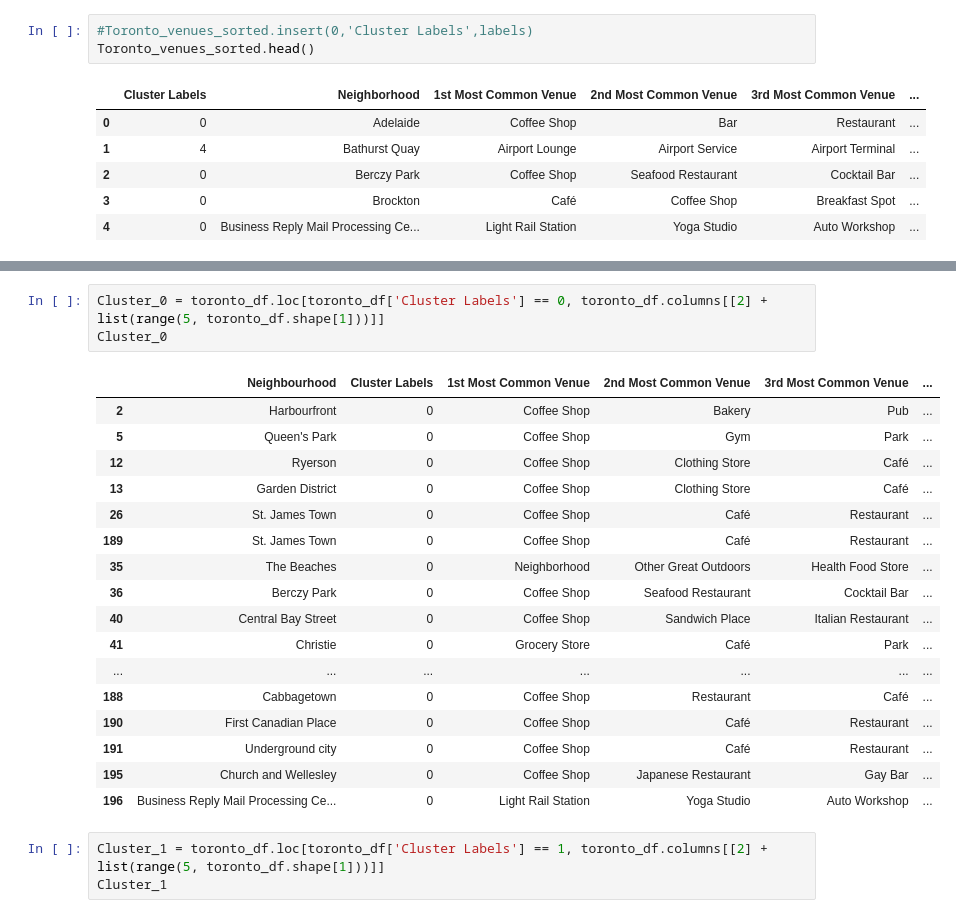
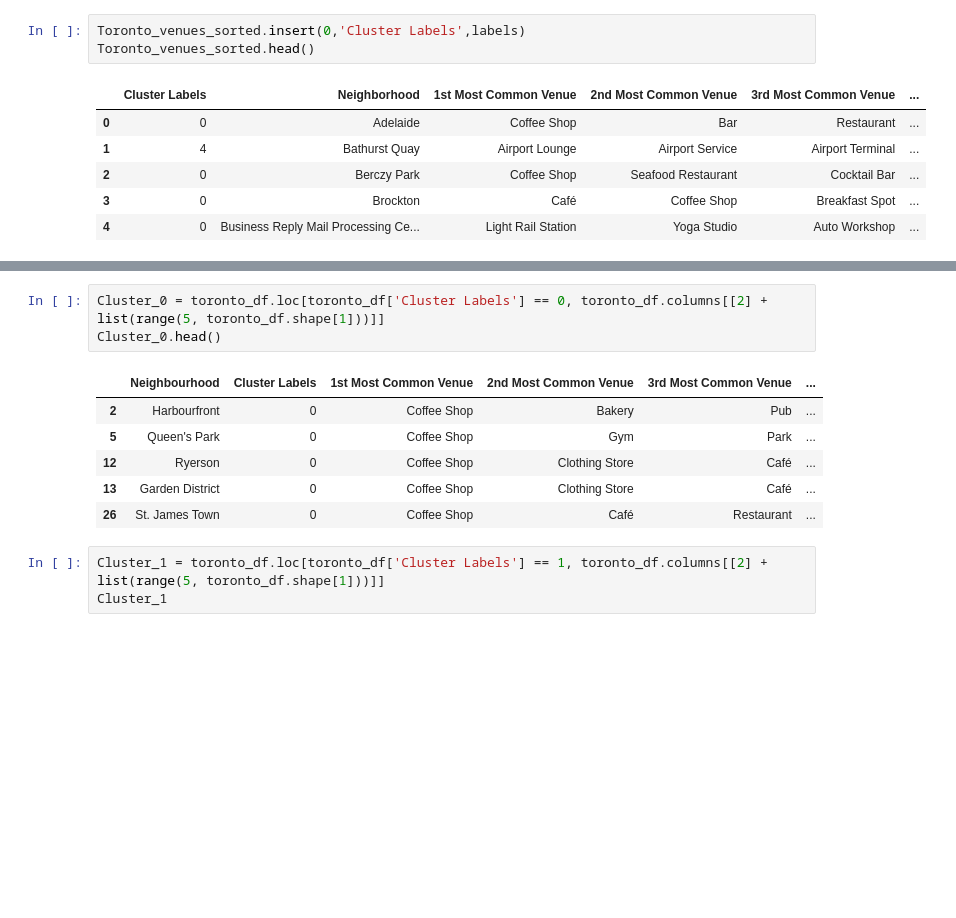
Before and after one commit to athira-g-96/Applied-DataScience-Capstone-Assignment-2, a Jupyter notebook: Applied_Datascience_Capstone_Assignment.ipynb, the cells around one changed output, grey strips where cells are left out. Saved outputs shown, nothing was run; the diff lists cells and outputs as text; blank space fills up the shorter version.

```diff
--- a/Applied_Datascience_Capstone_Assignment.ipynb
+++ b/Applied_Datascience_Capstone_Assignment.ipynb
@@ -400,7 +381,7 @@ array([0, 4, 0, 0, 0, 4, 0, 0, 0, 0, 0, 0, 0, 0, 5, 0, 0, 0, 0, 0, 3, 5,
 # %%
 Toronto_venues_sorted['Cluster Labels']=labels
 # %%
-#Toronto_venues_sorted.insert(0,'Cluster Labels',labels)
+Toronto_venues_sorted.insert(0,'Cluster Labels',labels)
 Toronto_venues_sorted.head()
 # %% [output]
 |  | Cluster Labels | Neighborhood | 1st Most Common Venue | 2nd Most Common Venue | 3rd Most Common Venue | ... |
@@ -440,25 +420,14 @@ map_clusters
 [interactive output not drawn]
 # %%
 Cluster_0 = toronto_df.loc[toronto_df['Cluster Labels'] == 0, toronto_df.columns[[2] + list(range(5, toronto_df.shape[1]))]]
-Cluster_0
+Cluster_0.head()
 # %% [output]
 |  | Neighbourhood | Cluster Labels | 1st Most Common Venue | 2nd Most Common Venue | 3rd Most Common Venue | ... |
 | 2 | Harbourfront | 0 | Coffee Shop | Bakery | Pub | ... |
 | 5 | Queen's Park | 0 | Coffee Shop | Gym | Park | ... |
 | 12 | Ryerson | 0 | Coffee Shop | Clothing Store | Café | ... |
 | 13 | Garden District | 0 | Coffee Shop | Clothing Store | Café | ... |
 | 26 | St. James Town | 0 | Coffee Shop | Café | Restaurant | ... |
-| 189 | St. James Town | 0 | Coffee Shop | Café | Restaurant | ... |
-| 35 | The Beaches | 0 | Neighborhood | Other Great Outdoors | Health Food Store | ... |
-| 36 | Berczy Park | 0 | Coffee Shop | Seafood Restaurant | Cocktail Bar | ... |
-| 40 | Central Bay Street | 0 | Coffee Shop | Sandwich Place | Italian Restaurant | ... |
-| 41 | Christie | 0 | Grocery Store | Café | Park | ... |
-| ... | ... | ... | ... | ... | ... | ... |
-| 188 | Cabbagetown | 0 | Coffee Shop | Restaurant | Café | ... |
-| 190 | First Canadian Place | 0 | Coffee Shop | Café | Restaurant | ... |
-| 191 | Underground city | 0 | Coffee Shop | Café | Restaurant | ... |
-| 195 | Church and Wellesley | 0 | Coffee Shop | Japanese Restaurant | Gay Bar | ... |
-| 196 | Business Reply Mail Processing Ce... | 0 | Light Rail Station | Yoga Studio | Auto Workshop | ... |
 # %%
 Cluster_1 = toronto_df.loc[toronto_df['Cluster Labels'] == 1, toronto_df.columns[[2] + list(range(5, toronto_df.shape[1]))]]
 Cluster_1
```
Also changed, not shown: parts of 3 cells of this notebook.
